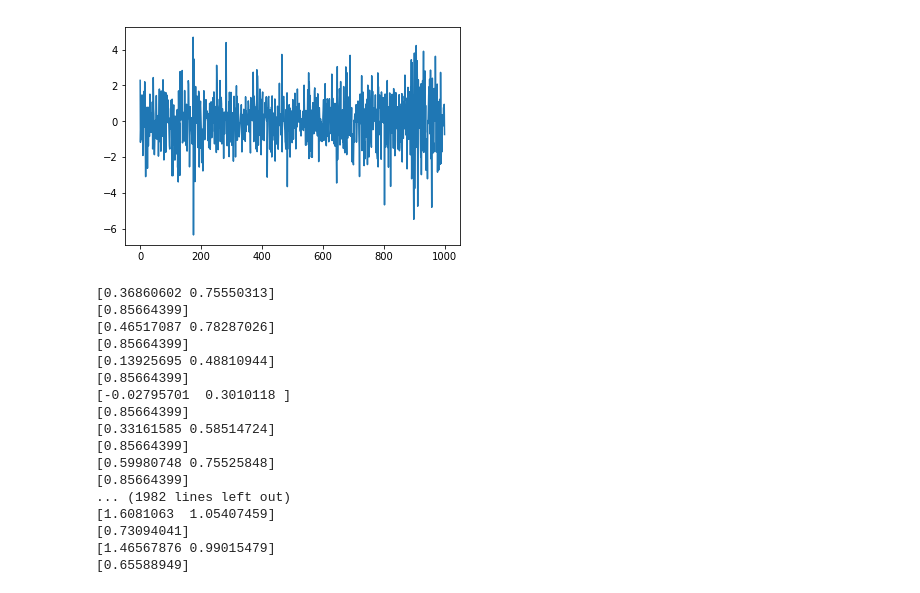
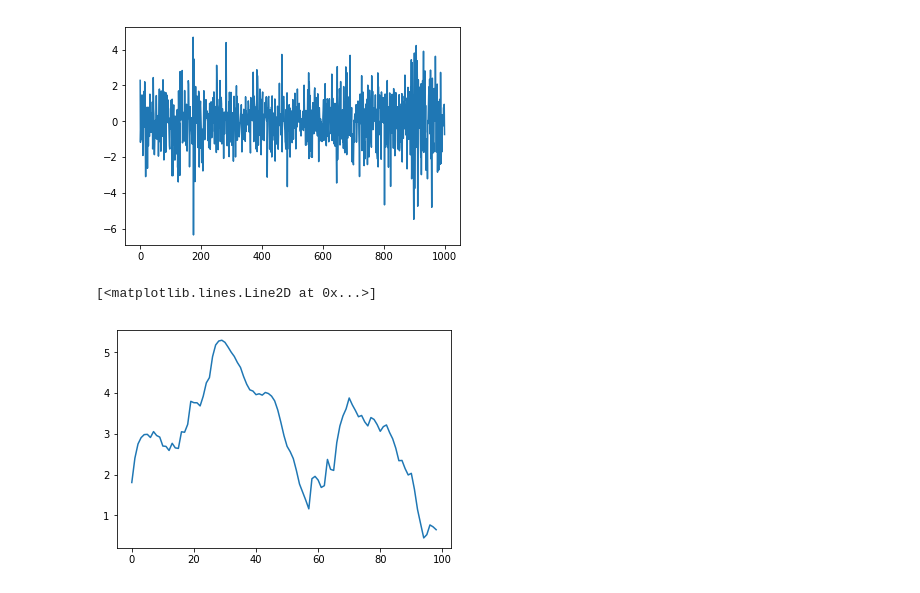
Before and after one commit to keiikegami/BayesHW9-10, a Jupyter notebook: HW8, HW9 and HW10.ipynb, the cells around one changed output. Cells and saved outputs as stored; diff of their text form; code cells hidden in the pictures.

```diff
--- a/HW8, HW9 and HW10.ipynb
+++ b/HW8, HW9 and HW10.ipynb
@@ -67,7 +67,7 @@ ax[1, 1].plot(b4)
 # %% [markdown]
 # HW 9 (Q1 a): Forward Filtering and Backward Sampling
 # %%
-amb = [0]*(T-1)
+
 def FFBS(nsim, vy, mF, vV, amG, amW, vm0, mC0):
 
 
@@ -77,6 +77,7 @@ def FFBS(nsim, vy, mF, vV, amG, amW, vm0, mC0):
     mb = np.zeros((T, p))
     amR = [np.eye(p)]*T
     amC = [np.eye(p)]*T
+    amb = [0]*(T-1)
 
     vm = vm0
     mC = mC0
@@ -107,6 +108,7 @@ def FFBS(nsim, vy, mF, vV, amG, amW, vm0, mC0):
         mb = np.random.normal(m.astype(np.float64), C_float, size = nsim)
     else:
         mb = np.random.multivariate_normal(m[0].astype(np.float64), C_float, size = nsim)
+
     amb[T-2] = mb
 
     for t in reversed(range(T-1)):
@@ -118,7 +120,12 @@ def FFBS(nsim, vy, mF, vV, amG, amW, vm0, mC0):
             mB = np.dot(np.dot(amC[t], amG[t+1].T), np.linalg.inv(amR[t+1].astype(np.float64)))
 
         mH = amC[t]- np.dot(np.dot(mB, amR[t+1]), mB.T)
-        mean = mm[t, :] + (mb - ma[t, :])*mB
+        if m.ndim == 1:
+            mean = mm[t, :] + (mb - ma[t, :])*mB
+
+        else:
+            mean = mm[t, :] + np.dot((mb - ma[t, :]), mB.T)
+
         H_float = mH.astype(np.float64)
 
         if m.ndim == 1:
@@ -200,23 +186,14 @@ vy = np.array([np.log(i**2) + 1.27 - dmu for i in vy])
 vV = 2.22**2 * np.ones(T)
 mF = np.ones((1, T))
 # %%
-nsim = 2
+nsim = 5000
 svamb = FFBS(nsim,vy,mF,vV,amG,amW,vm0,mC0);
-# %% [output]
-[0.36860602 0.75550313]
-[0.85664399]
-[0.46517087 0.78287026]
-[0.85664399]
-[0.13925695 0.48810944]
-[0.85664399]
-[-0.02795701  0.3010118 ]
-[0.85664399]
-[0.33161585 0.58514724]
-[0.85664399]
-[0.59980748 0.75525848]
-[0.85664399]
-... (1982 lines left out)
-[1.6081063  1.05407459]
-[0.73094041]
-[1.46567876 0.99015479]
-[0.65588949]
+# %%
+beta = np.zeros(T-1)
+for t in range(T-1):
+    beta[t] = np.mean(svamb[t])
+# %%
+plt.plot(beta)
+# %% [output]
+[<matplotlib.lines.Line2D at 0x...>]
+[figure, added]
```
Also changed, not shown: parts of 2 cells of this notebook.
